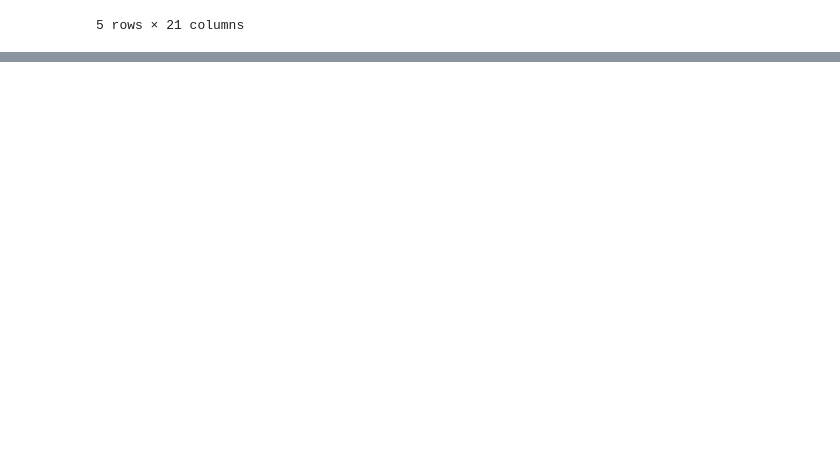
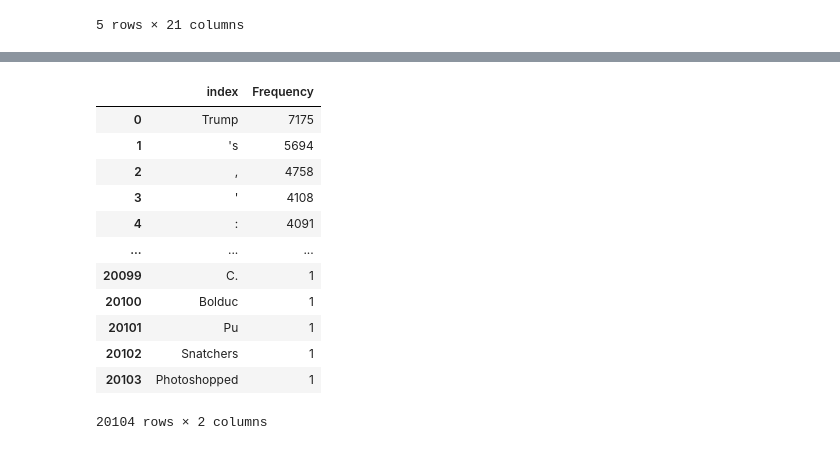
Before and after one commit to SSGrasland/DSFinal, a Jupyter notebook: DSFinal.ipynb, the cells around one changed output, grey strips where cells are left out. Saved outputs shown, nothing was run; the diff lists cells and outputs as text; code cells hidden in the pictures; blank space fills up the shorter version.

Commit message:
looking at headlines

```diff
--- a/DSFinal.ipynb
+++ b/DSFinal.ipynb
@@ -307,0 +356,2 @@ df.to_csv('Horror.csv', index=False)
+# %%
+headline = us_news_short_desc
@@ -307,0 +392,3 @@ df.to_csv('Horror.csv', index=False)
+# %%
+# Delete rows before index 7461
+headline = headline.drop(headline.index[headline.index < 7461])
@@ -307,0 +404,2 @@ df.to_csv('Horror.csv', index=False)
+# %%
+news = headline
@@ -307,0 +415,34 @@ df.to_csv('Horror.csv', index=False)
+# %%
+import pandas as pd
+from nltk.tokenize import word_tokenize
+from nltk.corpus import stopwords
+from collections import Counter
+
+# Download the NLTK stopwords if you haven't already
+import nltk
+nltk.download('stopwords')
+
+# Assuming you have a DataFrame called "news" with a "headline" column
+# Define a list of stopwords
+stop_words = set(stopwords.words('english'))
+
+# Tokenize the "headline" column
+news["headline_tokens"] = news["headline"].apply(word_tokenize)
+
+# Filter out the stopwords
+news["filtered_tokens"] = news["headline_tokens"].apply(lambda tokens: [word for word in tokens if word.lower() not in stop_words])
+
+# Flatten the list of filtered tokens
+filtered_tokens_flat = [word for tokens in news["filtered_tokens"] for word in tokens]
+
+# Count the frequency of each word
+word_counts = Counter(filtered_tokens_flat)
+
+# Convert the word counts to a DataFrame
+word_counts_df = pd.DataFrame.from_dict(word_counts, orient='index', columns=['Frequency'])
+
+# Sort the DataFrame by frequency in descending order
+word_counts_df = word_counts_df.sort_values(by='Frequency', ascending=False)
+
+# Now, word_counts_df contains the frequency of each word in the "headline" column
+# excluding common prepositions and stopwords
@@ -307,0 +469,16 @@ df.to_csv('Horror.csv', index=False)
+# %%
+word_counts_df.reset_index()
+# %% [output]
+|  | index | Frequency |
+| 0 | Trump | 7175 |
+| 1 | 's | 5694 |
+| 2 | , | 4758 |
+| 3 | ' | 4108 |
+| 4 | : | 4091 |
+| ... | ... | ... |
+| 20099 | C. | 1 |
+| 20100 | Bolduc | 1 |
+| 20101 | Pu | 1 |
+| 20102 | Snatchers | 1 |
+| 20103 | Photoshopped | 1 |
+20104 rows × 2 columns
```
Also changed, not shown: parts of 15 cells of this notebook, 23 other files.
